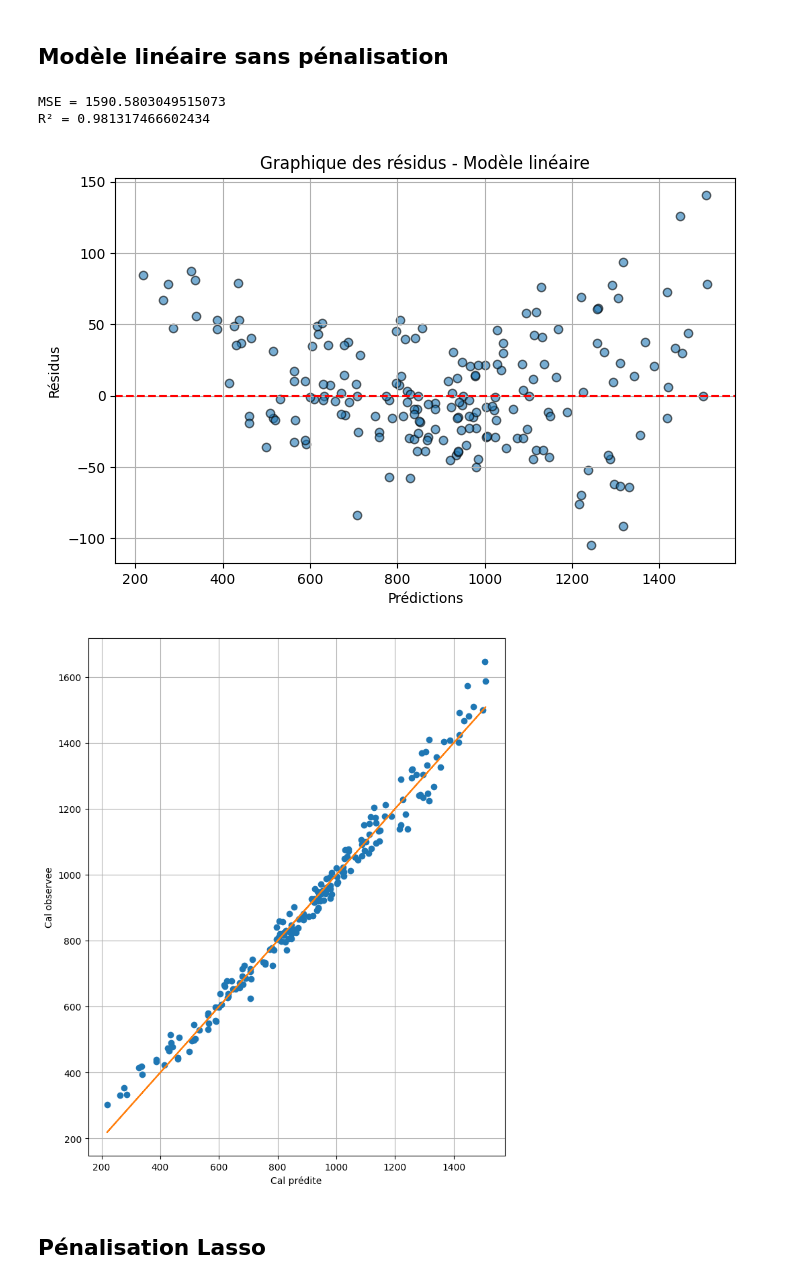
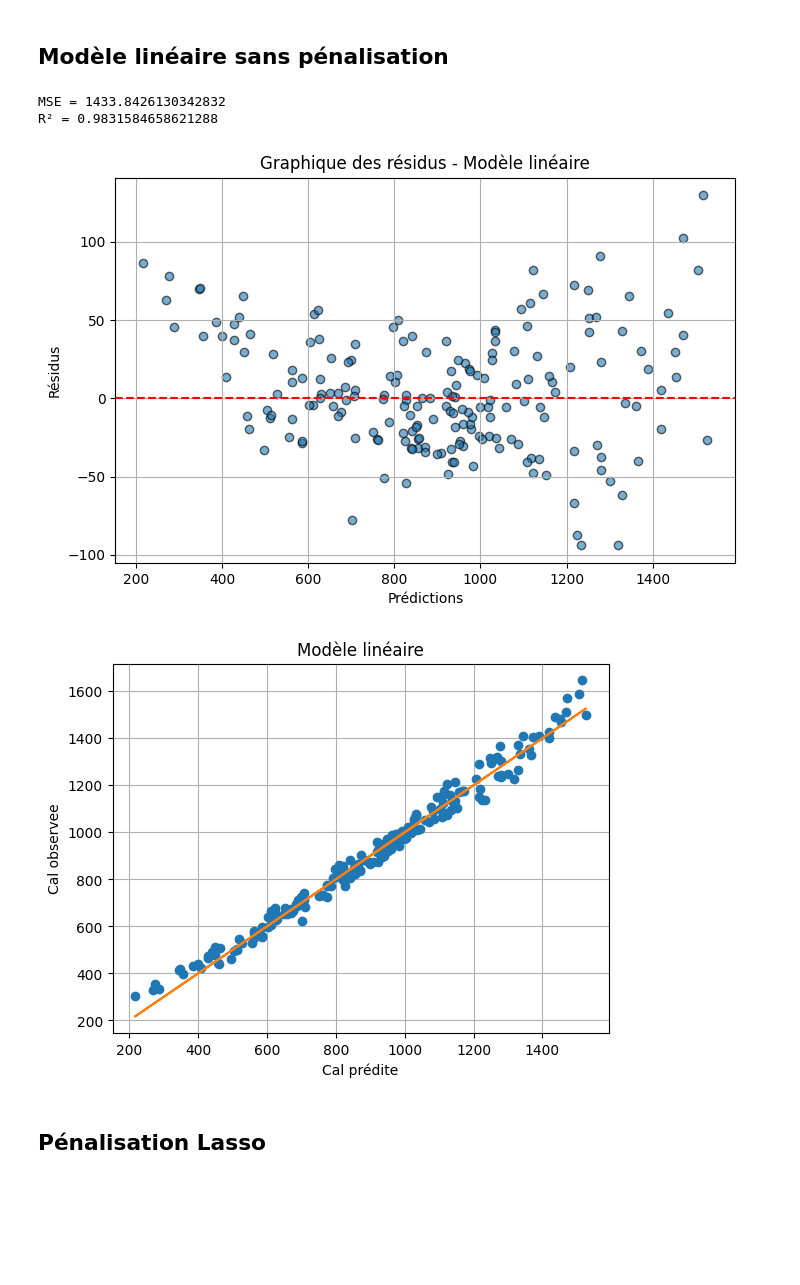
Before and after one commit to Edgar-Neboit/Projet_ML, a Jupyter notebook: Projet_ML_Python.ipynb, the cells around one changed output. Drawn from its saved outputs; the diff is of its cells as text; code cells hidden in the pictures; blank space fills up the shorter version.

```diff
--- a/Projet_ML_Python.ipynb
+++ b/Projet_ML_Python.ipynb
@@ -158,0 +207,36 @@ plt.show()
+# %%
+#transformation des variables continues
+# on corrige l'asymétrie de certaines variables via racine carrée
+# et transformation de type box-cox
+
+df_norm = dfC.copy()
+YC_norm=YC.copy()
+df_norm['sBMI'] = np.sqrt(df_norm['BMI'])
+df_norm['sWeight (kg)'] = np.sqrt(df_norm['Weight (kg)'])
+
+lambda_ = 2
+df_norm['BCFat_Percentage'] = (df_norm['Fat_Percentage'] ** lambda_) / lambda_
+YC_norm=np.sqrt(YC)
+# visualisation des distributions transformées
+plots = [
+    ('sBMI', '√BMI'),
+    ('sWeight (kg)', '√Poids (kg)'),
+    ('sCalories_Burned', '√Calories Brûlées'),
+    ('BCFat_Percentage', 'Box-Cox Masse Grasse')
+]
+#Juste pour le plot
+Plot=df_norm.copy()
+
+Plot["sCalories_Burned"]=YC_norm
+fig, axs = plt.subplots(nrows=2, ncols=2, figsize=(14, 10))
+axs = axs.flatten()
+
+for ax, (col, title) in zip(axs, plots):
+    sns.histplot(Plot[col], kde=True, ax=ax, color="lightblue", edgecolor="black")
+    ax.set_title(title)
+    ax.set_xlabel(col)
+    ax.set_ylabel("Density")
+    ax.grid(True)
+
+plt.tight_layout()
+plt.show()
@@ -164,7 +250,7 @@ Lignes_Data=data.shape[0]
 Colonnes_Data=data.shape[1]
 Nbre_Element=data.size
 #Séparation de notre jeu de données en 4 sous ensembles en 2 parties : parti test, parti train
-Xc_train,Xc_test,YC_train,YC_test=train_test_split(dfC,YC,test_size=0.2,random_state=11) #test_size=0.2 indique qu'on prend 20%
+Xc_train,Xc_test,YC_train,YC_test=train_test_split(df_norm,YC,test_size=0.2,random_state=11) #test_size=0.2 indique qu'on prend 20%
 #print(type(YC_train))
 # %% [markdown]
 On va standardiser nos données, indispensables pour une utilisation efficase des algorithmes non linéaires : SVM, réseaux de neuronnes etc ...
@@ -249,8 +335,8 @@ print("R² =", r2_lin)
 mse_score_model["Linear Regression"]=mse_lin
 R2_model["Linear Regression"]=r2_lin
 # %% [output]
-MSE = 1590.5803049515073
-R² = 0.981317466602434
+MSE = 1433.8426130342832
+R² = 0.9831584658621288
 # %%
 residus=YC_test-prev_lin
 plt.figure(figsize=(8,5))
@@ -262,17 +348,18 @@ plt.title('Graphique des résidus - Modèle linéaire')
 plt.grid(True)
 plt.show()
 # %% [output]
-[figure, old version]
+[figure, new version]
 # %%
 #Valeurs prédites contre les valeurs observées
 plt.plot(prev_lin,YC_test,"o")
 plt.plot(prev_lin,prev_lin)
 plt.xlabel(u"Cal prédite")
 plt.ylabel("Cal observee")
+plt.title("Modèle linéaire")
 plt.grid(True)
 plt.show()
 # %% [output]
-[figure, old version]
+[figure, new version]
 # %% [markdown]
 ## Pénalisation Lasso
 # %% [markdown]
```
Also changed, not shown: parts of 57 cells of this notebook.
